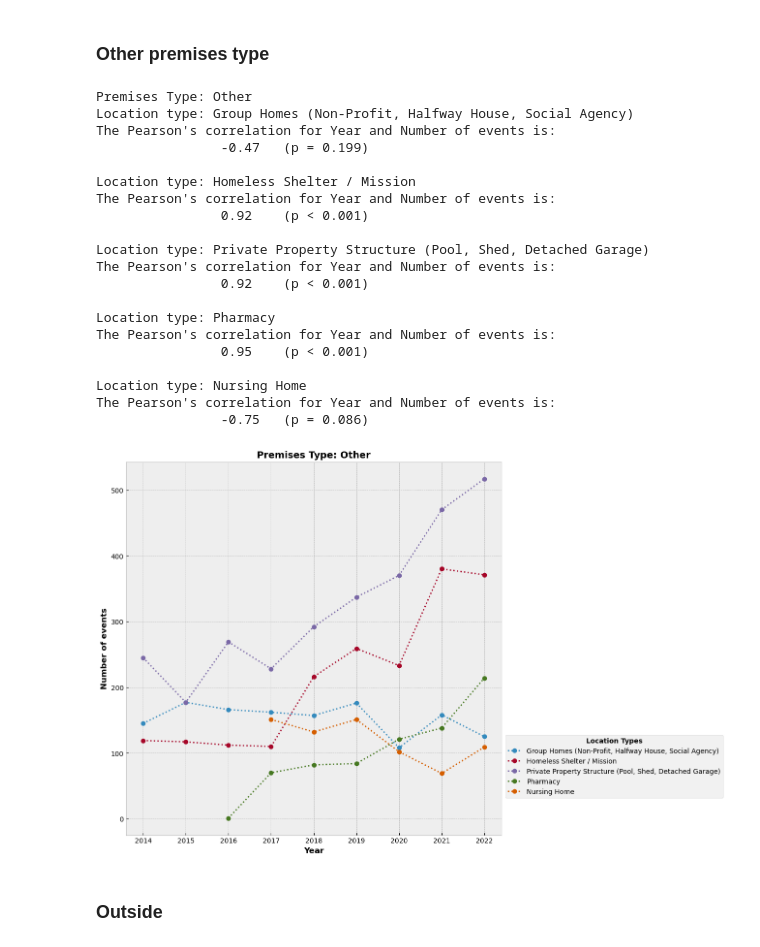
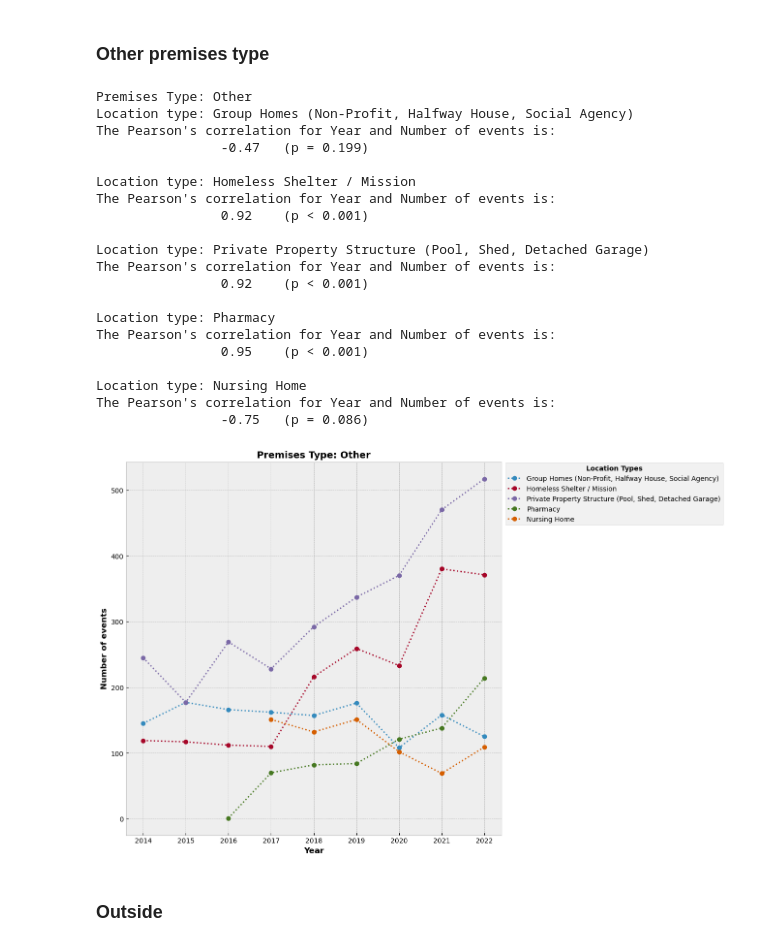
Before and after one commit to fannysigouin/project1, a Jupyter notebook: question_5/q5_year_to_year.ipynb, the cells around one changed output. Drawn from its saved outputs; the diff is of its cells as text; code cells hidden in the pictures.

```diff
--- a/question_5/q5_year_to_year.ipynb
+++ b/question_5/q5_year_to_year.ipynb
@@ -712,40 +712,40 @@ for location in locations:
                 label=location
             )
 
-ax.legend(loc=(1.01, 0.1), title='Location Types', title_fontproperties={'weight': 700})
+ax.legend(loc=(1.01, 0.83), title='Location Types', title_fontproperties={'weight': 700})
 
 # Add some text for labels, title and custom x-axis tick labels, etc.
 ax.set_title(
     'Premises Type: ' + prem,
     fontdict={'weight': 700, 'size': 14}
 )
 ax.set_xlabel('Year', fontdict={'weight': 700})
 
 ax.set_ylabel('Number of events', fontdict={'weight': 700})
 
 plt.show()
 # %% [output]
 Premises Type: Other
 Location type: Group Homes (Non-Profit, Halfway House, Social Agency)
 The Pearson's correlation for Year and Number of events is:
                 -0.47   (p = 0.199)
 
 Location type: Homeless Shelter / Mission
 The Pearson's correlation for Year and Number of events is:
                 0.92    (p < 0.001)
 
 Location type: Private Property Structure (Pool, Shed, Detached Garage)
 The Pearson's correlation for Year and Number of events is:
                 0.92    (p < 0.001)
 
 Location type: Pharmacy
 The Pearson's correlation for Year and Number of events is:
                 0.95    (p < 0.001)
 
 Location type: Nursing Home
 The Pearson's correlation for Year and Number of events is:
                 -0.75   (p = 0.086)
-[figure, old version]
+[figure, new version]
 # %% [markdown]
 ### Outside
 # %%
```
Also changed, not shown: parts of 6 cells of this notebook, 1 other file.
